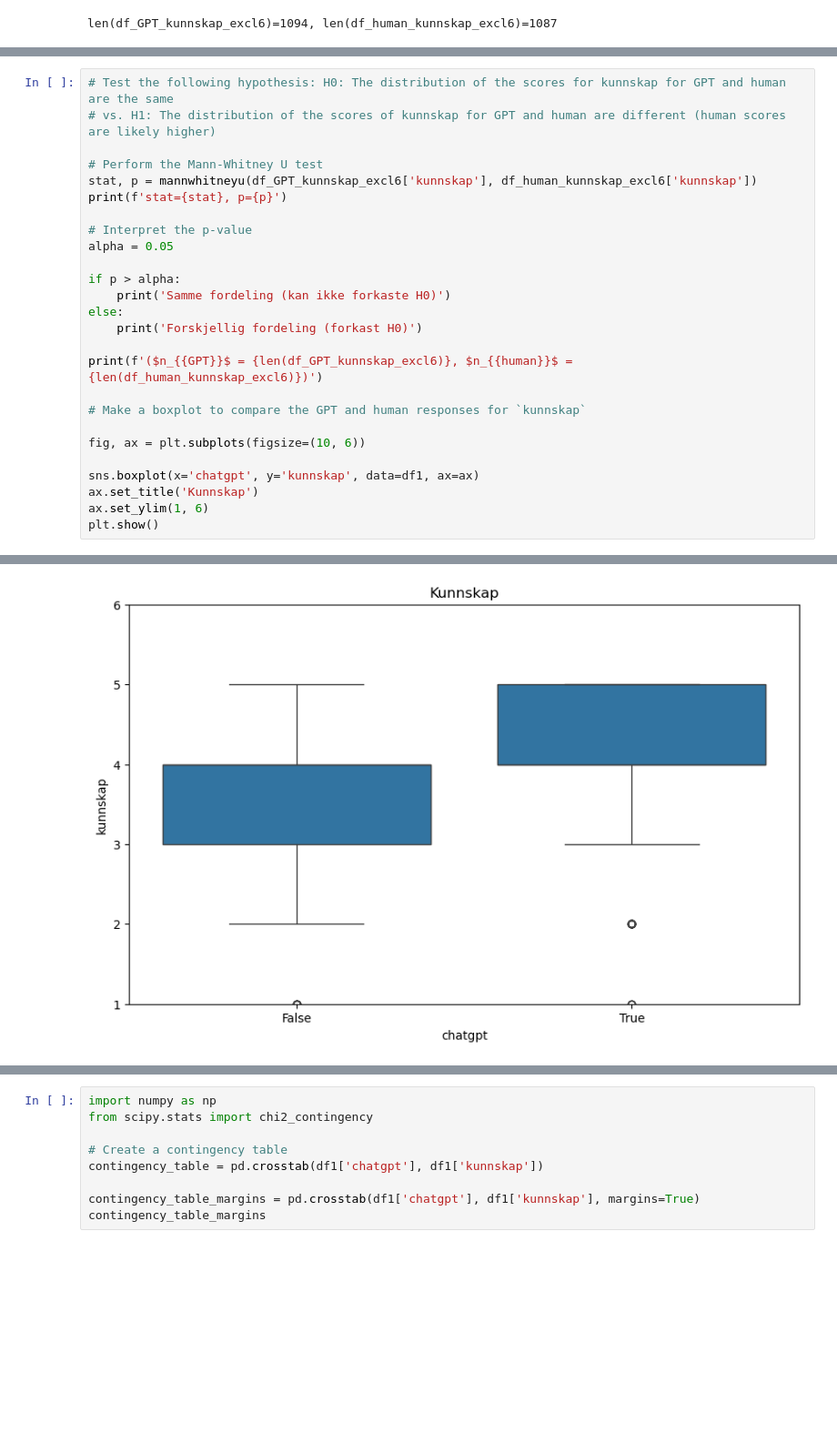
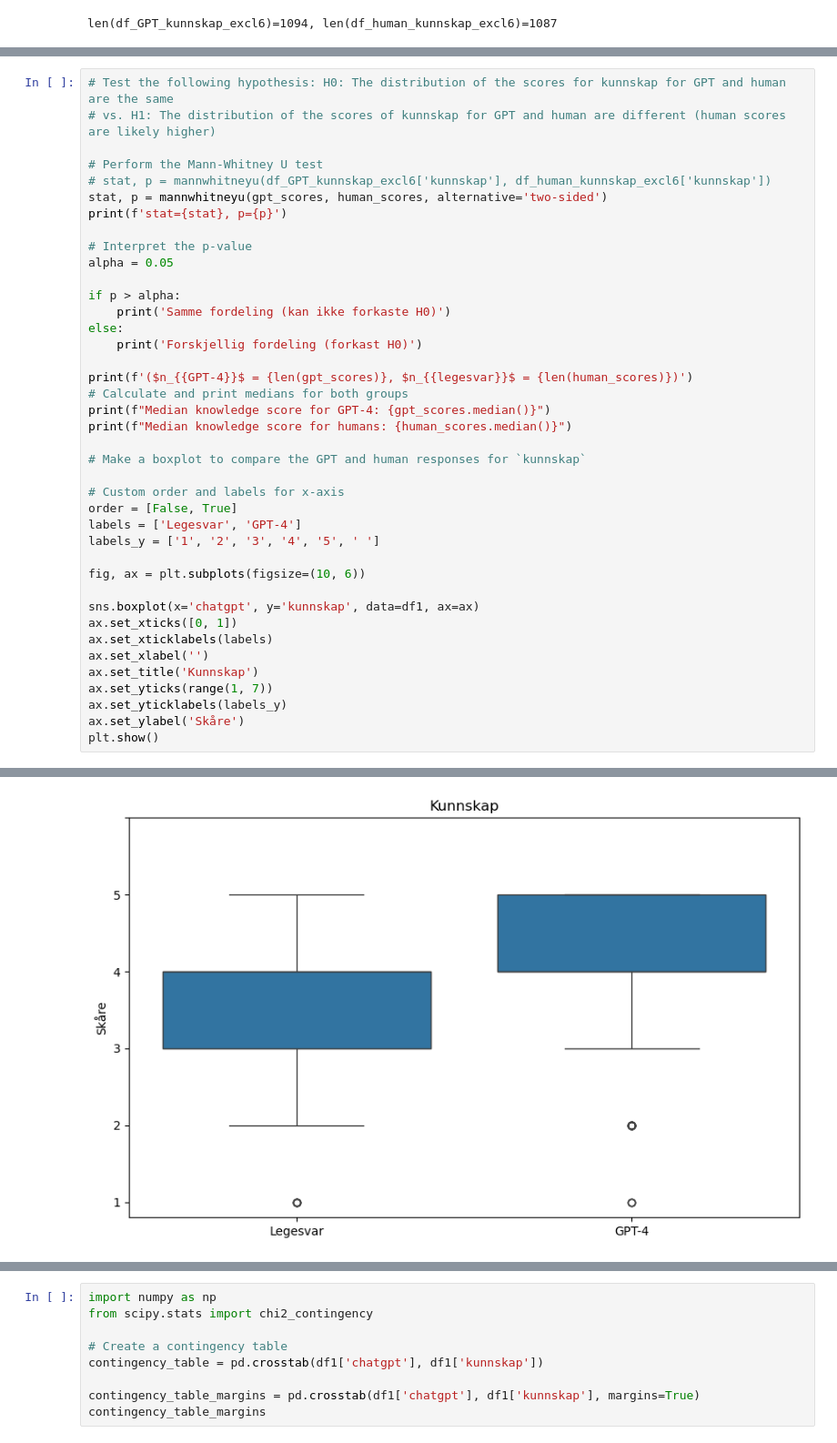
Before and after one commit to MMIV-ML/helseveileder, a Jupyter notebook: notebooks/1-analysis.ipynb, the cells around one changed output, grey strips where cells are left out. Shown at 91% size. Drawn from its saved outputs; the diff is of its cells as text; blank space fills up the shorter version.

```diff
--- a/notebooks/1-analysis.ipynb
+++ b/notebooks/1-analysis.ipynb
@@ -515,7 +358,8 @@ df1 = df1[df1['kunnskap'] != 6]
 # vs. H1: The distribution of the scores of kunnskap for GPT and human are different (human scores are likely higher)
 
 # Perform the Mann-Whitney U test
-stat, p = mannwhitneyu(df_GPT_kunnskap_excl6['kunnskap'], df_human_kunnskap_excl6['kunnskap'])
+# stat, p = mannwhitneyu(df_GPT_kunnskap_excl6['kunnskap'], df_human_kunnskap_excl6['kunnskap'])
+stat, p = mannwhitneyu(gpt_scores, human_scores, alternative='two-sided')
 print(f'stat={stat}, p={p}')
 
 # Interpret the p-value
@@ -526,15 +370,28 @@ if p > alpha:
 else:
     print('Forskjellig fordeling (forkast H0)')
 
-print(f'($n_{{GPT}}$ = {len(df_GPT_kunnskap_excl6)}, $n_{{human}}$ = {len(df_human_kunnskap_excl6)})')
+print(f'($n_{{GPT-4}}$ = {len(gpt_scores)}, $n_{{legesvar}}$ = {len(human_scores)})')
+# Calculate and print medians for both groups
+print(f"Median knowledge score for GPT-4: {gpt_scores.median()}")
+print(f"Median knowledge score for humans: {human_scores.median()}")
 
 # Make a boxplot to compare the GPT and human responses for `kunnskap`
+
+# Custom order and labels for x-axis
+order = [False, True]
+labels = ['Legesvar', 'GPT-4']
+labels_y = ['1', '2', '3', '4', '5', ' ']
 
 fig, ax = plt.subplots(figsize=(10, 6))
 
 sns.boxplot(x='chatgpt', y='kunnskap', data=df1, ax=ax)
+ax.set_xticks([0, 1])
+ax.set_xticklabels(labels)
+ax.set_xlabel('')
 ax.set_title('Kunnskap')
-ax.set_ylim(1, 6)
+ax.set_yticks(range(1, 7))
+ax.set_yticklabels(labels_y)
+ax.set_ylabel('Skåre')
 plt.show()
 # %% [output]
 stat=788164.5, p=2.4010337081210183e-45
@@ -543 +402 @@ Forskjellig fordeling (forkast H0)
-[figure, old version]
+[figure, new version]
```
Also changed, not shown: parts of 45 cells of this notebook.
